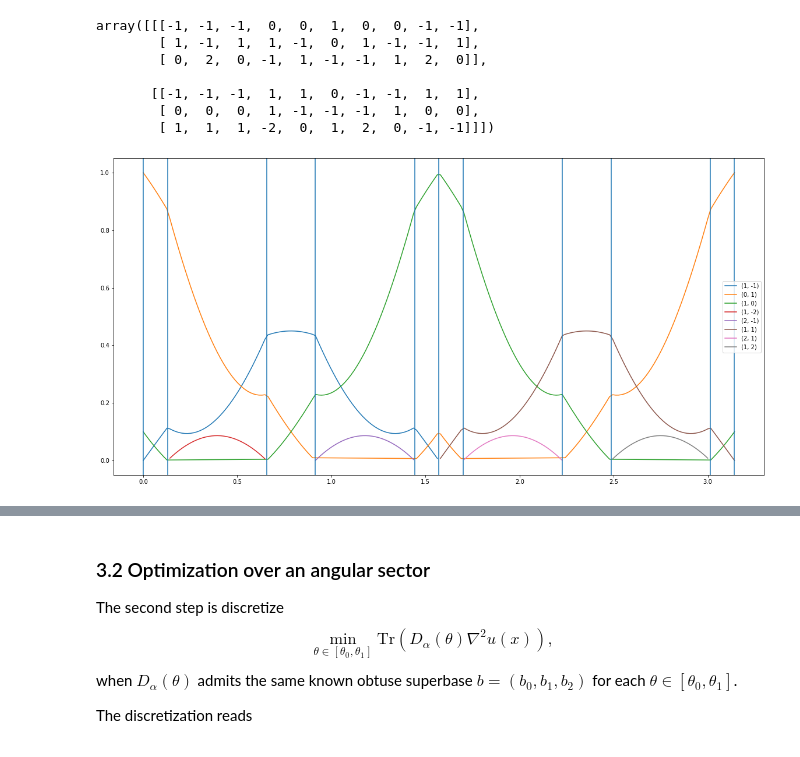
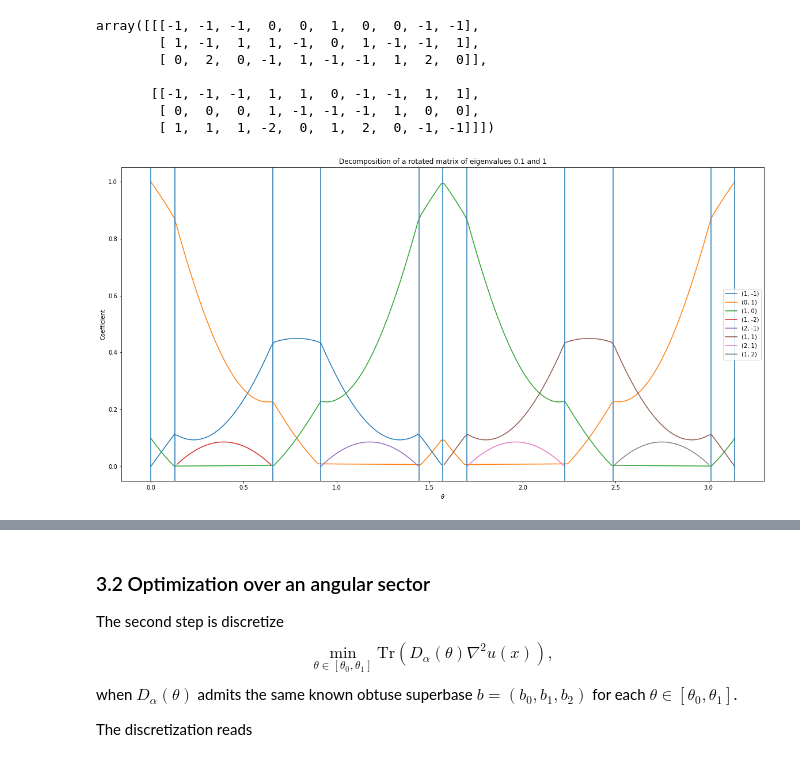
Before and after one commit to Mirebeau/AdaptiveGridDiscretizations_showcase, a Jupyter notebook: Notebooks_NonDiv/NonlinearMonotoneSecond2D.ipynb, the cells around one changed output, grey strips where cells are left out. Cells and saved outputs as stored; diff of their text form; code cells hidden in the pictures.

```diff
--- a/Notebooks_NonDiv/NonlinearMonotoneSecond2D.ipynb
+++ b/Notebooks_NonDiv/NonlinearMonotoneSecond2D.ipynb
@@ -540,13 +540,17 @@ array([[[-1, -1, -1,  0,  0,  1,  0,  0, -1, -1],
 # %%
 thetas_sampled = np.linspace(0,np.pi,200)
 decomp = Selling.GatherByOffset(thetas_sampled,*Selling.Decomposition(Diff(alpha,thetas_sampled)))
 
-plt.figure(figsize=(20,10))
+fig = plt.figure(figsize=(20,10)) # Paper:(10,5)
+plt.title(f"Decomposition of a rotated matrix of eigenvalues {alpha} and {1}")
+plt.xlabel(r"$\theta$"); plt.ylabel("Coefficient")
 for offset,(angle,coef) in decomp.items():
     plt.plot(angle,coef)
 plt.legend(decomp.keys());
 
 for theta in thetas: # Show a vertical line for each angle theta where the stencil changes
-    plt.axvline(x=theta);
+    plt.axvline(x=theta)
+
+savefig(fig,"DecompositionCoefficients.png")
 # %% [output]
-[figure, old version]
+[figure, new version]
```
Also changed, not shown: parts of 12 cells of this notebook, 32 other files.
